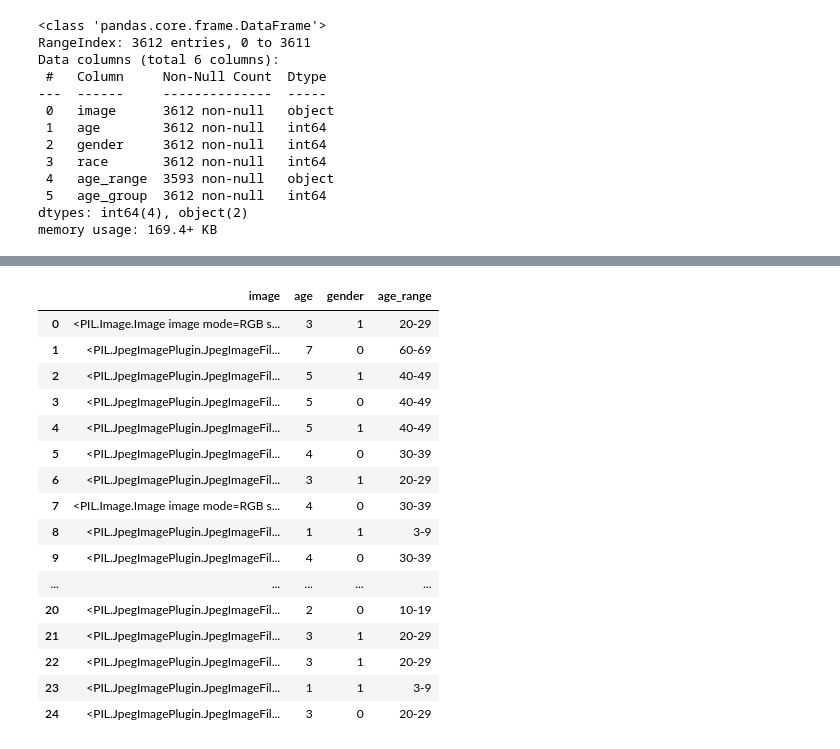
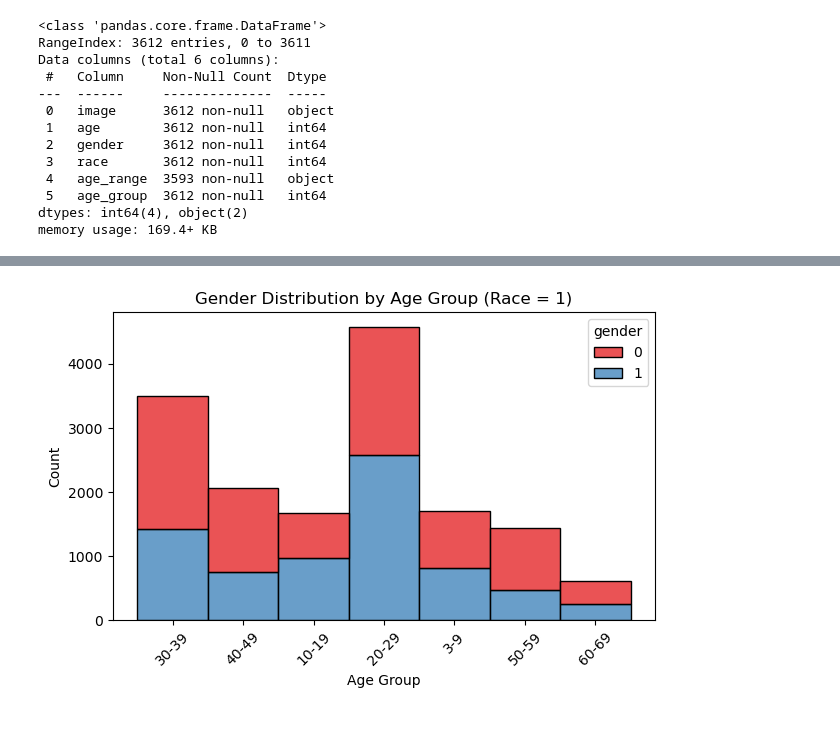
Before and after one commit to RchtDshr/crowdcast-model, a Jupyter notebook: CrowdCast.ipynb, the cells around one changed output, grey strips where cells are left out. Saved outputs shown, nothing was run; the diff lists cells and outputs as text; code cells hidden in the pictures.

```diff
--- a/CrowdCast.ipynb
+++ b/CrowdCast.ipynb
@@ -161,25 +151,33 @@ combined_df
 # %%
 # Shuffle the combined DataFrame
 shuffled_df = combined_df.sample(frac=1).reset_index(drop=True)
-shuffled_df.head(25)
+# shuffled_df.head(25)
-# %% [output]
-|  | image | age | gender | age_range |
-| 0 | <PIL.Image.Image image mode=RGB s... | 3 | 1 | 20-29 |
-| 1 | <PIL.JpegImagePlugin.JpegImageFil... | 7 | 0 | 60-69 |
-| 2 | <PIL.JpegImagePlugin.JpegImageFil... | 5 | 1 | 40-49 |
-| 3 | <PIL.JpegImagePlugin.JpegImageFil... | 5 | 0 | 40-49 |
-| 4 | <PIL.JpegImagePlugin.JpegImageFil... | 5 | 1 | 40-49 |
-| 5 | <PIL.JpegImagePlugin.JpegImageFil... | 4 | 0 | 30-39 |
-| 6 | <PIL.JpegImagePlugin.JpegImageFil... | 3 | 1 | 20-29 |
-| 7 | <PIL.Image.Image image mode=RGB s... | 4 | 0 | 30-39 |
-| 8 | <PIL.JpegImagePlugin.JpegImageFil... | 1 | 1 | 3-9 |
-| 9 | <PIL.JpegImagePlugin.JpegImageFil... | 4 | 0 | 30-39 |
-| ... | ... | ... | ... | ... |
-| 20 | <PIL.JpegImagePlugin.JpegImageFil... | 2 | 0 | 10-19 |
-| 21 | <PIL.JpegImagePlugin.JpegImageFil... | 3 | 1 | 20-29 |
-| 22 | <PIL.JpegImagePlugin.JpegImageFil... | 3 | 1 | 20-29 |
-| 23 | <PIL.JpegImagePlugin.JpegImageFil... | 1 | 1 | 3-9 |
-| 24 | <PIL.JpegImagePlugin.JpegImageFil... | 3 | 0 | 20-29 |
 # %%
 # Save the filtered dataframe to a CSV file
 shuffled_df.to_csv('UTKFace+FairFace.csv', index=False)
+# %%
+import matplotlib.pyplot as plt
+import seaborn as sns
+
+# Create the bar plot for gender distribution by age group
+plt.figure(figsize=(7, 4))
+
+# Use seaborn to create a bar plot
+sns.histplot(
+    data=shuffled_df,
+    x='age_range',
+    hue='gender',  # Color code by gender
+    multiple='stack',  # Stack the bars
+    palette='Set1',  # Color palette
+)
+
+# Set plot title and labels
+plt.title('Gender Distribution by Age Group (Race = 1)')
+plt.xlabel('Age Group')
+plt.ylabel('Count')
+
+# Show the plot
+plt.xticks(rotation=45)  # Rotate the x-axis labels for better readability
+plt.show()
+# %% [output]
+[figure, added]
```
Also changed, not shown: parts of 5 cells of this notebook, 4 other files.
